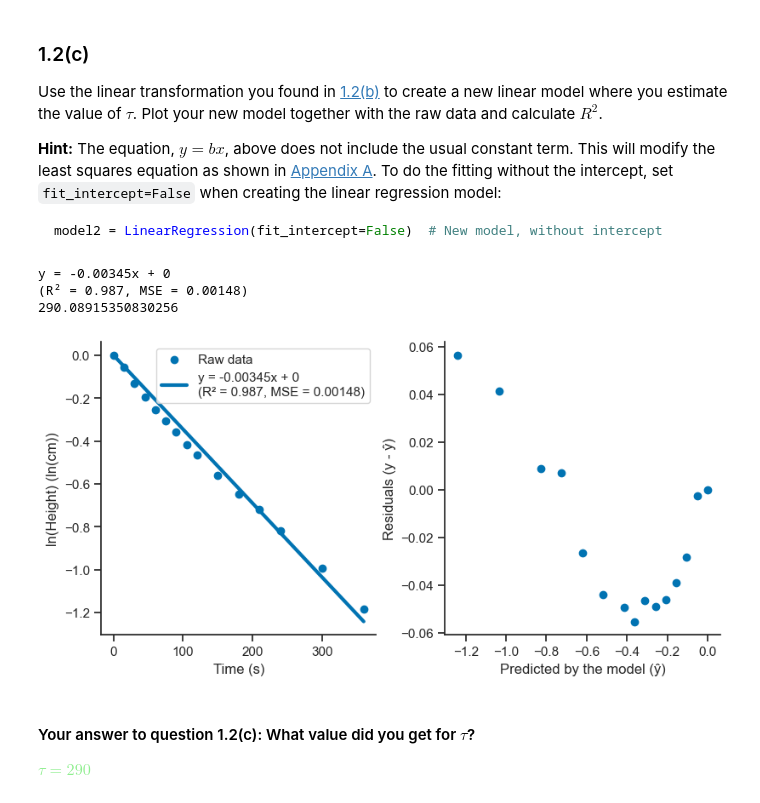
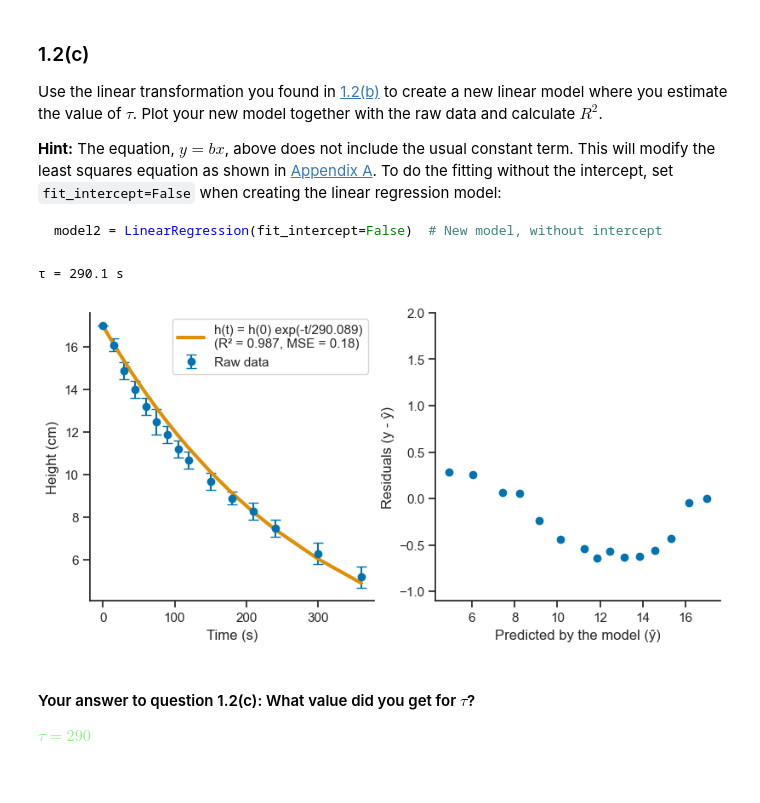
Before and after one commit to haavarug/chemometrics, a Jupyter notebook: exercises/exercise-001/01_Exercise_1.ipynb, the cells around one changed output. Cells and saved outputs as stored; diff of their text form; code cells hidden in the pictures.

````diff
--- a/exercises/exercise-001/01_Exercise_1.ipynb
+++ b/exercises/exercise-001/01_Exercise_1.ipynb
@@ -413,58 +416,57 @@ model2 = LinearRegression(fit_intercept=False)  # New model, without intercept
 ```
 # %%
 time = data["time"].to_numpy()
-height_log = np.log( data["height"].to_numpy() ) - np.log( data["height"].to_numpy()[0] )
+y_log = np.log( data["height"].to_numpy() / data["height"].to_numpy()[0] )
 
 # To fit a model with scikit-learn we do the following:
 model2 = LinearRegression(fit_intercept=False)
 X = time.reshape(-1, 1)
-model2.fit(X, height_log)
+model2.fit(X, y_log)
 
 # We can use the model for prediction by:
 y_hat_2 = model2.predict(X)
+height_model2 = height[0] * np.exp(y_hat_2)
 
 # To calculate R²:
-r2_model2 = model2.score(X, height_log)
-# or:
-r2_model2 = r2_score(height_log, y_hat_2)
+r2_model2 = model2.score(X, y_log)
 
 # We can calculate the mean squared error (MSE) for the model:
-mse_model2 = mean_squared_error(height_log, y_hat_2)
+mse_model2 = mean_squared_error(height, height_model2)
 # Summarize the model with some short text:
-model2_txt = f"y = {model2.coef_[0]:.3g}x + {model2.intercept_:.3g}"
+tau = -1.0 / model2.coef_[0]
+print(f"τ = {tau:.4g} s")
+
+model2_txt = f"h(t) = h(0) exp(-t/{tau:4g})"
 model2_txt = f"{model2_txt}\n(R² = {r2_model2:.3g}, MSE = {mse_model2:.3g})"
-print(model2_txt)
-
-tau2 = -1/model2.coef_[0]
-print(tau2)
 # %% [output]
-y = -0.00345x + 0
-(R² = 0.987, MSE = 0.00148)
-290.08915350830256
+τ = 290.1 s
 # %%
 fig, (ax1, ax2) = plt.subplots(
     constrained_layout=True, ncols=2, figsize=(8, 4)
 )
-ax1.scatter(
+ax1.errorbar(
     time,
-    height_log,
+    height,
+    yerr=height_error,
     label="Raw data",
-    marker="o",  # Just show the symbols and no lines
+    fmt="o",  # Just show the symbols and no lines
+    capsize=4,  # Size of end of the error bars
 )
 ax1.plot(
     time,
-    y_hat_2,
+    height_model2,
     lw=3,
     label=model2_txt,
 )
-ax1.set(xlabel="Time (s)", ylabel="ln(Height) (ln(cm))")
+ax1.set(xlabel="Time (s)", ylabel="Height (cm)")
 ax1.legend()
 
-ax2.scatter(y_hat_2, height_log - y_hat_2)
+ax2.scatter(height_model2, height - height_model2)
 ax2.set(xlabel="Predicted by the model (ŷ)", ylabel="Residuals (y - ŷ)")
+ax2.set_ylim(-1.1, 2.0)
 sns.despine(fig=fig)
 # %% [output]
-[figure, old version]
+[figure, new version]
 # %% [markdown]
 #### Your answer to question 1.2(c): What value did you get for $\tau$?
 
````
Also changed, not shown: parts of 19 cells of this notebook, 1 other file.
